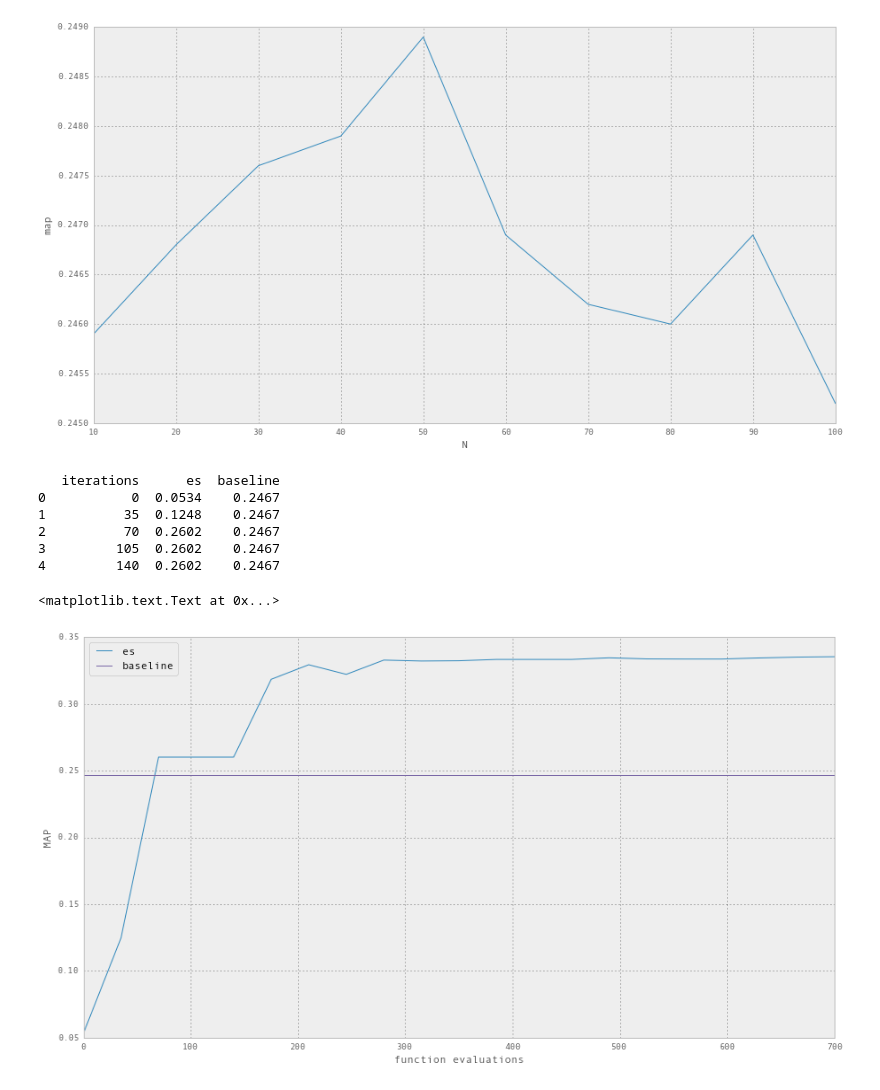
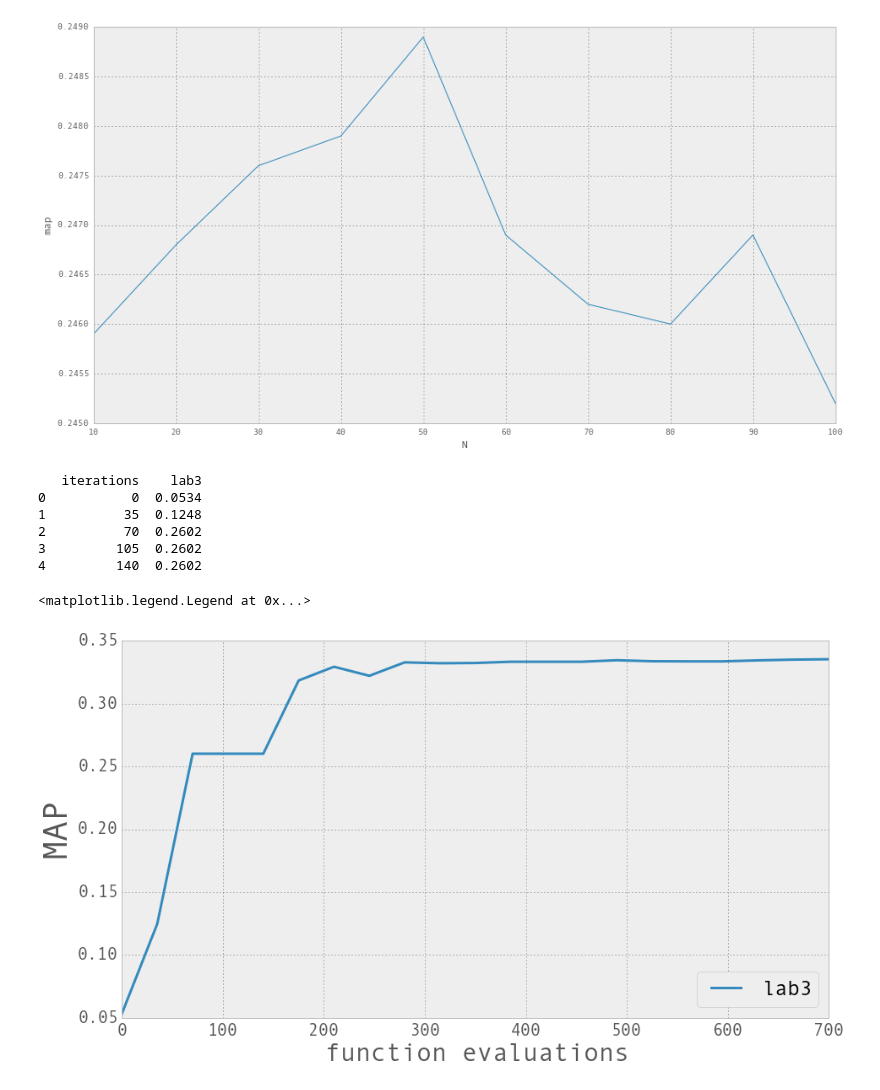
Before and after one commit to giuliolovisotto/information-retrieval, a Jupyter notebook: plots/plotting.ipynb, the cells around one changed output. Saved outputs shown, nothing was run; the diff lists cells and outputs as text; code cells hidden in the pictures.

```diff
--- a/plots/plotting.ipynb
+++ b/plots/plotting.ipynb
@@ -62,19 +62,21 @@ lab7n.set_ylabel("map")
 # %%
 es_lab3 = pd.read_csv("es_lab3.txt")
 import numpy as np
 
 es_lab3['iterations'] = es_lab3['iterations'].multiply(35.0)
-es_lab3['baseline'] = pd.Series(np.ones(len(es_lab5))*0.2467, index=es_lab3.index)
+# es_lab3['baseline'] = pd.Series(np.ones(len(es_lab3))*0.2467, index=es_lab3.index)
 print es_lab3.head(5)
-esl3 = es_lab3.plot(x=['iterations'], y=['es', 'baseline'])
-esl3.set_ylabel("MAP")
-esl3.set_xlabel("function evaluations")
+esl3 = es_lab3.plot(x=['iterations'], y=['lab3'], linewidth=3)
+esl3.set_ylabel("MAP", fontsize=40)
+esl3.set_xlabel("function evaluations", fontsize=30)
+esl3.tick_params(axis='both', which='major', labelsize=20)
+esl3.legend(loc=4,prop={'size':25})
 # %% [output]
-   iterations      es  baseline
-0           0  0.0534    0.2467
-1          35  0.1248    0.2467
-2          70  0.2602    0.2467
-3         105  0.2602    0.2467
-4         140  0.2602    0.2467
+   iterations    lab3
+0           0  0.0534
+1          35  0.1248
+2          70  0.2602
+3         105  0.2602
+4         140  0.2602
-<matplotlib.text.Text at 0x...>
+<matplotlib.legend.Legend at 0x...>
-[figure, old version]
+[figure, new version]
```
Also changed, not shown: parts of 2 cells of this notebook, 6 other files.
